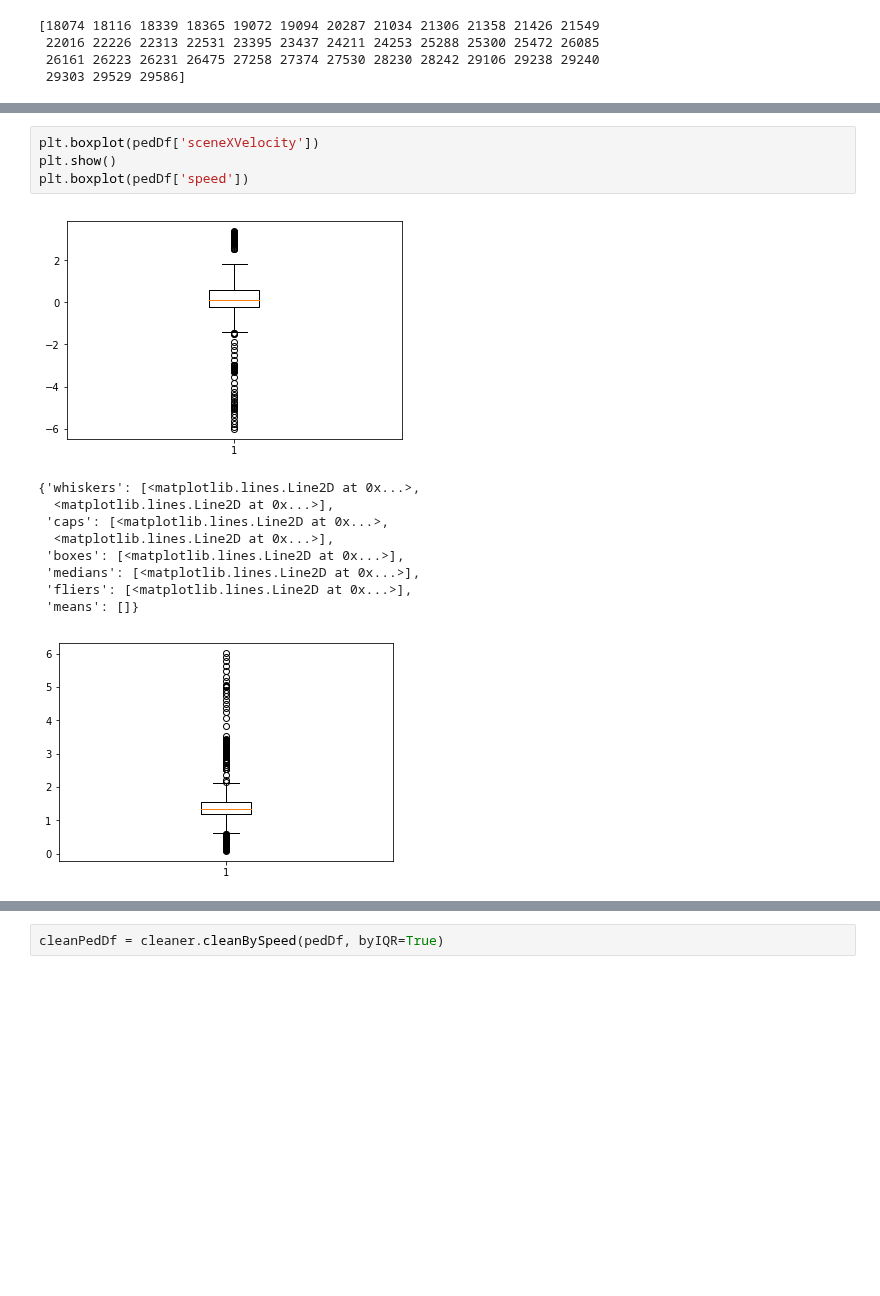
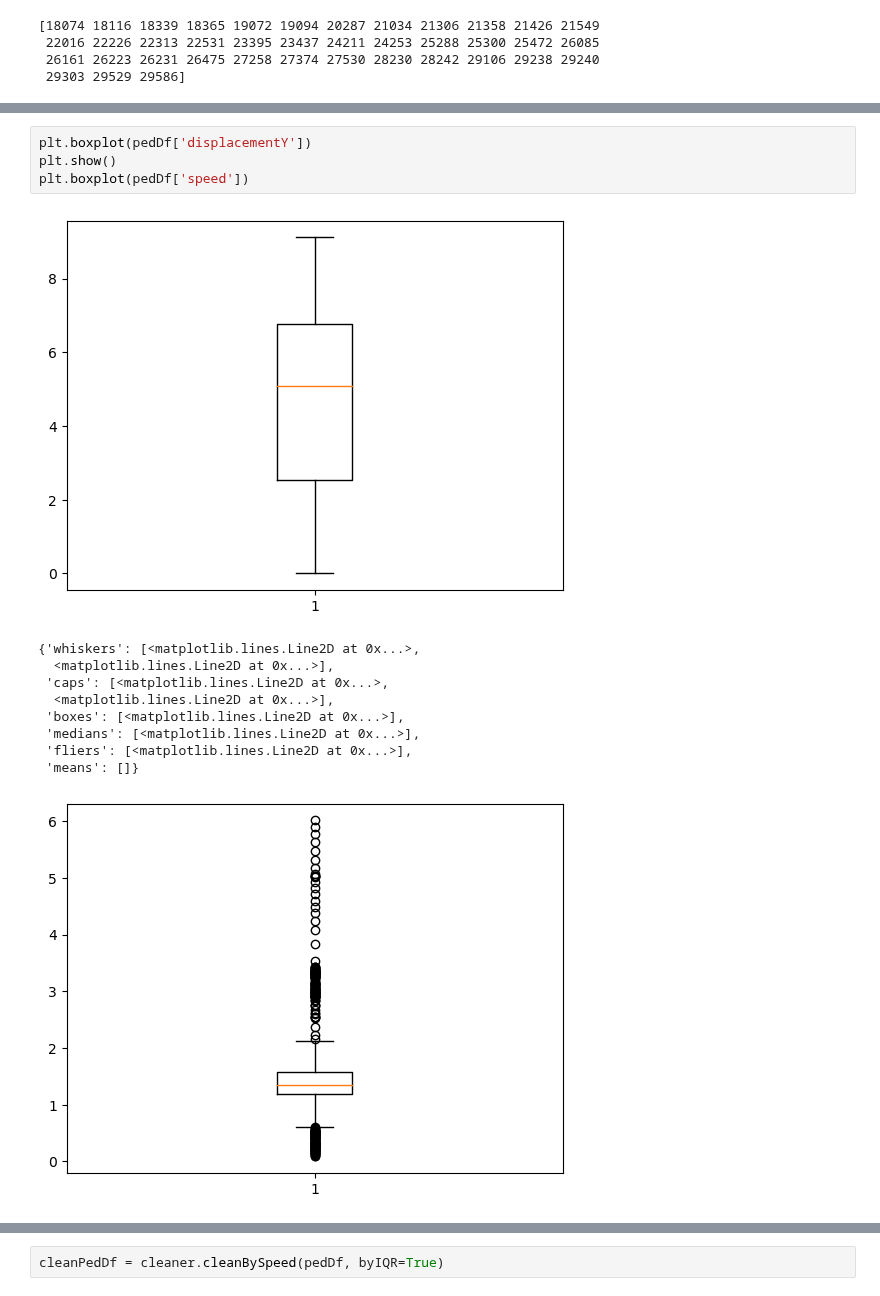
Before and after one commit to adhocmaster/TTI-dataset-tools, a Jupyter notebook: src/notebooks/Coordinate-Transformation.ipynb, the cells around one changed output, grey strips where cells are left out. Drawn from its saved outputs; the diff is of its cells as text; blank space fills up the shorter version.

```diff
--- a/src/notebooks/Coordinate-Transformation.ipynb
+++ b/src/notebooks/Coordinate-Transformation.ipynb
@@ -80,11 +74,11 @@ pedDf.describe()
 | 75% | 27.000000 | 22841.000000 | 27258.000000 | 21.0 | 9.0 | 6.935669 | 2.385241 | 0.604625 | ... |
 | max | 29.000000 | 31650.000000 | 29586.000000 | 21.0 | 9.0 | 7.801142 | 4.734512 | 3.378489 | ... |
 # %%
-plt.boxplot(pedDf['sceneXVelocity'])
+plt.boxplot(pedDf['displacementY'])
 plt.show()
 plt.boxplot(pedDf['speed'])
 # %% [output]
-[figure, old version]
+[figure, new version]
 {'whiskers': [<matplotlib.lines.Line2D at 0x...>,
   <matplotlib.lines.Line2D at 0x...>],
  'caps': [<matplotlib.lines.Line2D at 0x...>,
@@ -93,5 +87,5 @@ plt.boxplot(pedDf['speed'])
  'medians': [<matplotlib.lines.Line2D at 0x...>],
  'fliers': [<matplotlib.lines.Line2D at 0x...>],
  'means': []}
-[figure, old version]
+[figure, new version]
 # %%
```
Also changed, not shown: parts of 5 cells of this notebook, 3 other files.
